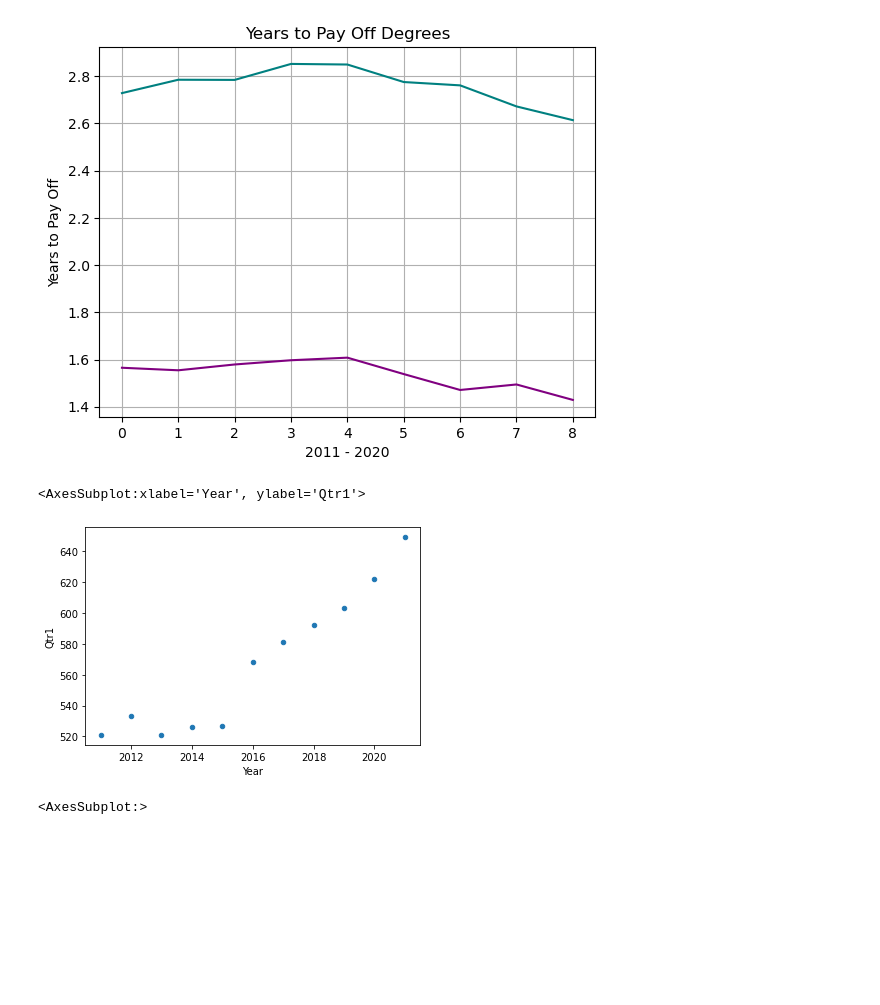
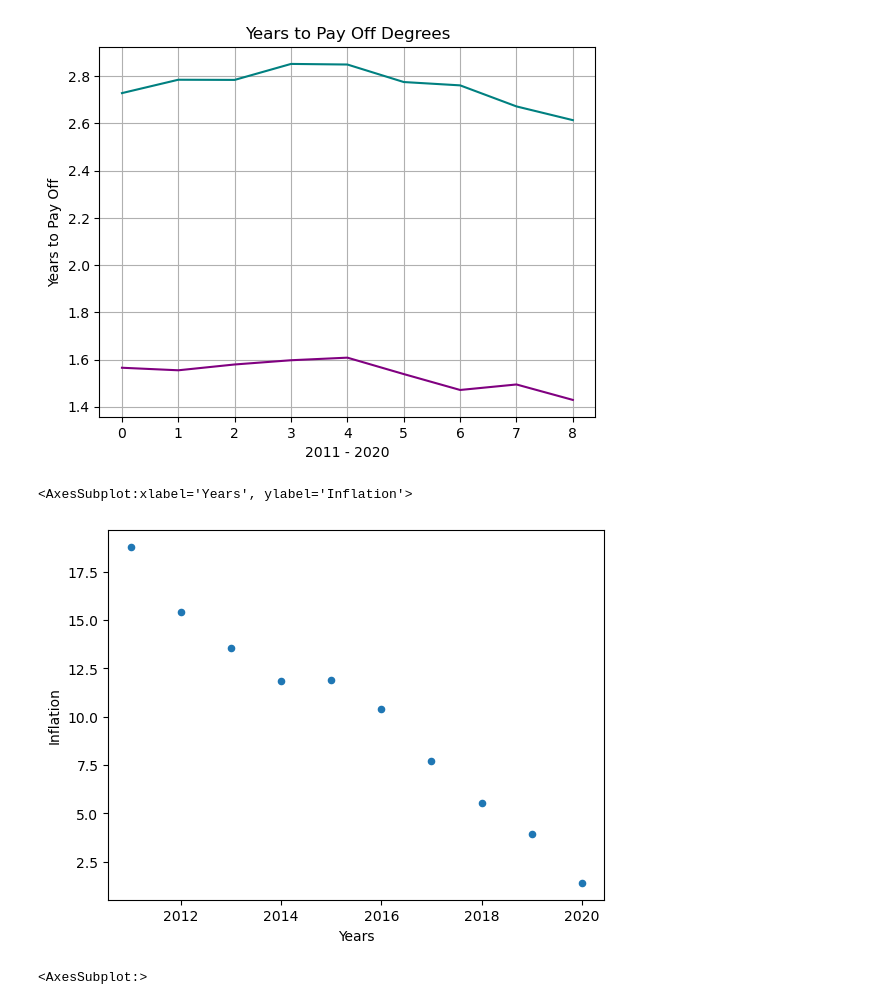
Before and after one commit to SierraAndrews01/Monetary-Value-of-College, a Jupyter notebook: Files/My Intro to Python.ipynb, the cells around one changed output. Cells and saved outputs as stored; diff of their text form; code cells hidden in the pictures; blank space fills up the shorter version.

```diff
--- a/Files/My Intro to Python.ipynb
+++ b/Files/My Intro to Python.ipynb
@@ -50,8 +38,9 @@ BA_Years_Paid_Off = Total_Bachelor_Cost / Bachelor_Yearly_Salary
 # %%
 ## Inflation rate data set
+## From BLS
 Inflation_Rate = pd.DataFrame(
-                    {'Inflation': [18.78, 15.4, 13.56, 11.83, 11.92, 10.41, 7.72, 5.53, 3.92, 1.4]},
-                    index = [2011, 2012, 2013, 2014, 2015, 2016, 2017, 2018, 2019, 2020])
+                    {'Inflation': [18.78, 15.4, 13.56, 11.83, 11.92, 10.41, 7.72, 5.53, 3.92, 1.4],
+                    'Years': [2011, 2012, 2013, 2014, 2015, 2016, 2017, 2018, 2019, 2020]})
 # %%
 ## Original Cost of Bachelor Degree (Without Inflation)
 Read_Original_Bachelor_Cost = pd.read_csv('../Data/Cost_of_College_2020.csv', skiprows = 49, nrows = 9)
@@ -103,10 +105,10 @@ ax.grid()
 # %% [output]
 [figure]
 # %%
-Assoc_Salary.plot.scatter(x = 'Year',
-                          y = 'Qtr1')
+Inflation_Rate.plot.scatter(x = 'Years',
+                            y = 'Inflation')
 # %% [output]
-<AxesSubplot:xlabel='Year', ylabel='Qtr1'>
+<AxesSubplot:xlabel='Years', ylabel='Inflation'>
-[figure, old version]
+[figure, new version]
 # %%
 Inflation_Rate.Inflation.hist(bins = 4)
```
Also changed, not shown: parts of 5 cells of this notebook.
